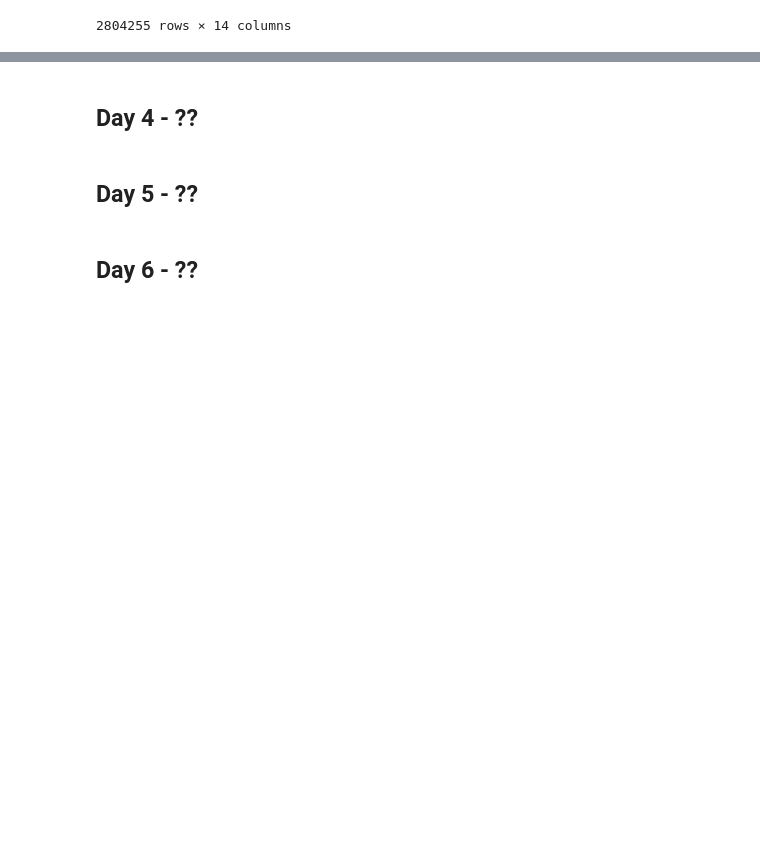
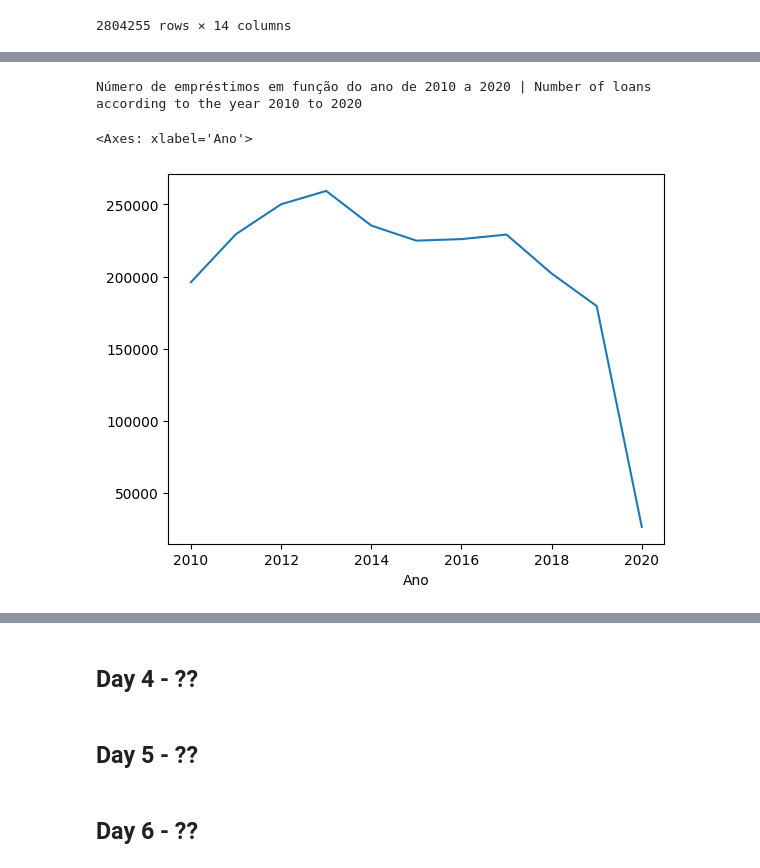
Before and after one commit to migueltosi/UFRN-Library-Data-Analysis, a Jupyter notebook: UFRN_Library.ipynb, the cells around one changed output, grey strips where cells are left out. Cells and saved outputs as stored; diff of their text form; code cells hidden in the pictures; blank space fills up the shorter version.

```diff
--- a/UFRN_Library.ipynb
+++ b/UFRN_Library.ipynb
@@ -322,0 +330,3 @@ df.sample(10)
+# %%
+loan_by_year = df.groupby('Ano').size()
+loan_by_year
@@ -322,0 +347,8 @@ df.sample(10)
+# %%
+print('Número de empréstimos em função do ano de 2010 a 2020 | Number of loans according to the year 2010 to 2020')
+
+loan_by_year.plot()
+# %% [output]
+Número de empréstimos em função do ano de 2010 a 2020 | Number of loans according to the year 2010 to 2020
+<Axes: xlabel='Ano'>
+[figure, added]
```
Also changed, not shown: parts of 20 cells of this notebook.
